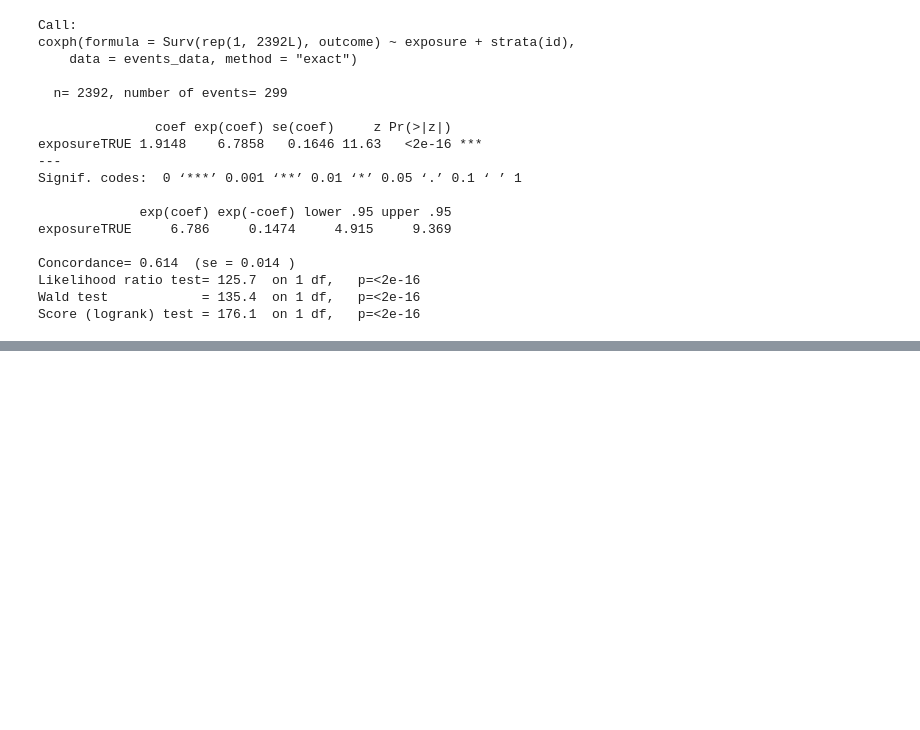
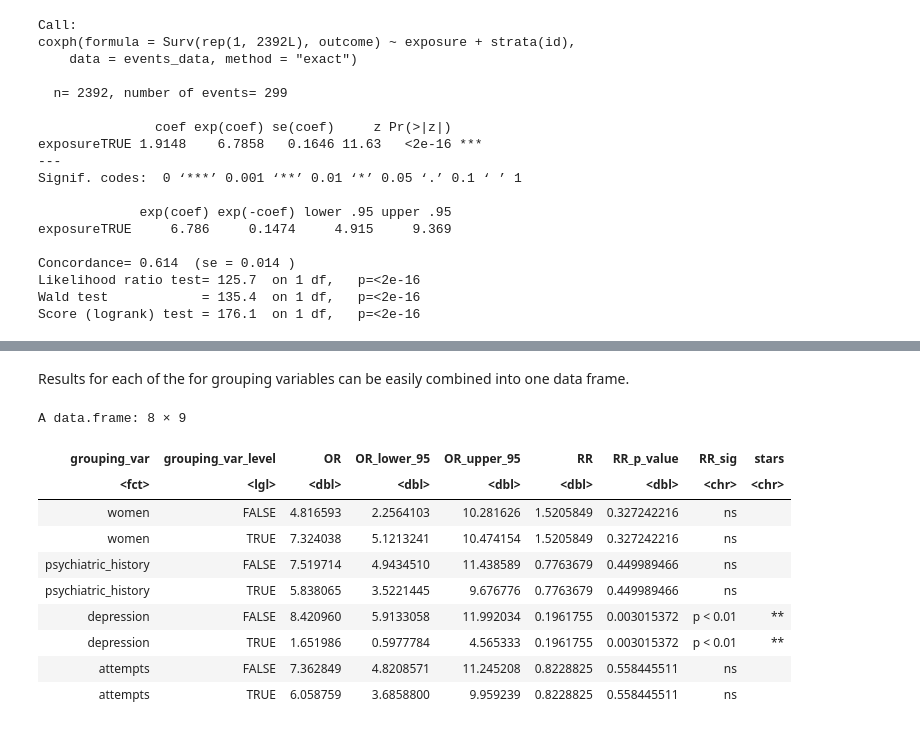
Before and after one commit to odmina/stratified, a Jupyter notebook: stratified.ipynb, the cells around one changed output, grey strips where cells are left out. Cells and saved outputs as stored; diff of their text form; code cells hidden in the pictures; blank space fills up the shorter version.

```diff
--- a/stratified.ipynb
+++ b/stratified.ipynb
@@ -243,2 +462,22 @@ ORs_in_groups <- function(dataset, grouping_var) {
   return(ORs)
 }
+# %% [markdown]
+Results for each of the for grouping variables can be easily combined into one data frame.
+# %%
+women_ORs <- ORs_in_groups(events_data, "women")
+psychiatric_history_ORs <- ORs_in_groups(events_data, "psychiatric_history")
+depression_ORs <- ORs_in_groups(events_data, "depression")
+attempts_ORs <- ORs_in_groups(events_data, "attempts")
+(stratified_ORs <- rbind(women_ORs, psychiatric_history_ORs, depression_ORs, attempts_ORs))
+# %% [output]
+A data.frame: 8 × 9
+| grouping_var | grouping_var_level | OR | OR_lower_95 | OR_upper_95 | RR | RR_p_value | RR_sig | stars |
+| <fct> | <lgl> | <dbl> | <dbl> | <dbl> | <dbl> | <dbl> | <chr> | <chr> |
+| women | FALSE | 4.816593 | 2.2564103 | 10.281626 | 1.5205849 | 0.327242216 | ns |  |
+| women | TRUE | 7.324038 | 5.1213241 | 10.474154 | 1.5205849 | 0.327242216 | ns |  |
+| psychiatric_history | FALSE | 7.519714 | 4.9434510 | 11.438589 | 0.7763679 | 0.449989466 | ns |  |
+| psychiatric_history | TRUE | 5.838065 | 3.5221445 | 9.676776 | 0.7763679 | 0.449989466 | ns |  |
+| depression | FALSE | 8.420960 | 5.9133058 | 11.992034 | 0.1961755 | 0.003015372 | p < 0.01 | ** |
+| depression | TRUE | 1.651986 | 0.5977784 | 4.565333 | 0.1961755 | 0.003015372 | p < 0.01 | ** |
+| attempts | FALSE | 7.362849 | 4.8208571 | 11.245208 | 0.8228825 | 0.558445511 | ns |  |
+| attempts | TRUE | 6.058759 | 3.6858800 | 9.959239 | 0.8228825 | 0.558445511 | ns |  |
```
Also changed, not shown: parts of 47 cells of this notebook.
